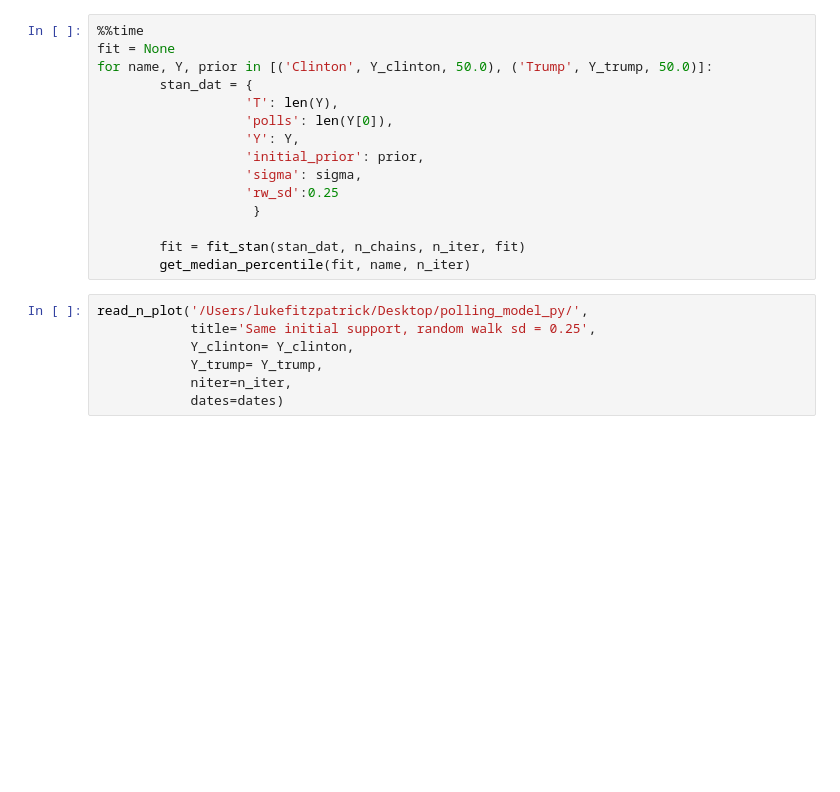
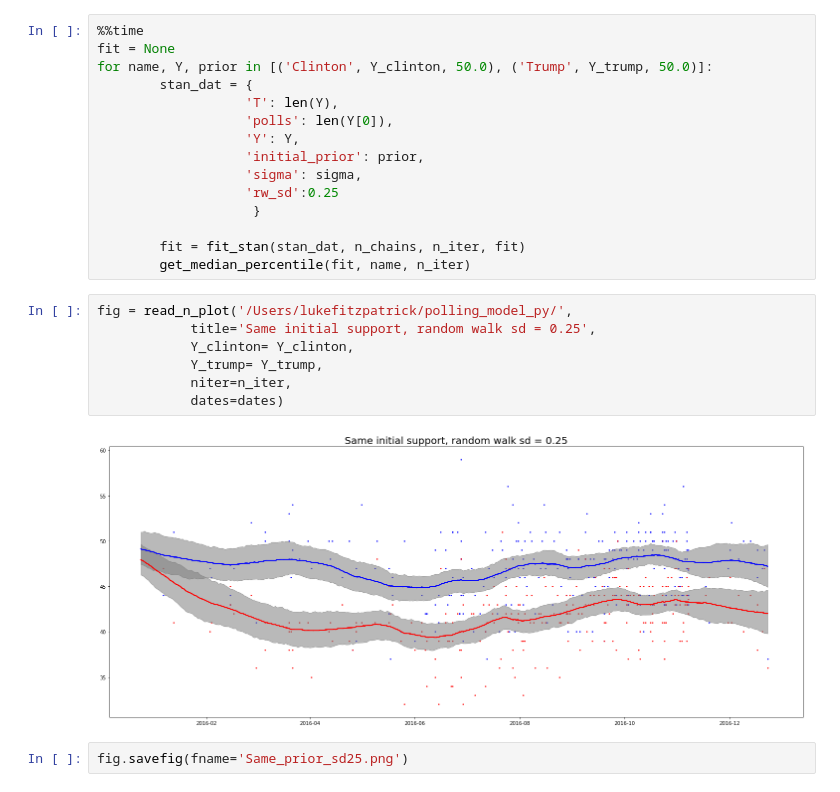
Before and after one commit to lukegfitzpatrick/polling_model_py, a Jupyter notebook: poll aggregator.ipynb, the cells around one changed output. Drawn from its saved outputs; the diff is of its cells as text; blank space fills up the shorter version.

Commit message:
added figure

```diff
--- a/poll aggregator.ipynb
+++ b/poll aggregator.ipynb
@@ -29,9 +29,13 @@ for name, Y, prior in [('Clinton', Y_clinton, 50.0), ('Trump', Y_trump, 50.0)]:
         fit = fit_stan(stan_dat, n_chains, n_iter, fit)
         get_median_percentile(fit, name, n_iter)
 # %%
-read_n_plot('/Users/lukefitzpatrick/Desktop/polling_model_py/',
+fig = read_n_plot('/Users/lukefitzpatrick/polling_model_py/',
             title='Same initial support, random walk sd = 0.25',
             Y_clinton= Y_clinton,
             Y_trump= Y_trump,
             niter=n_iter,
             dates=dates)
+# %% [output]
+[figure, added]
+# %%
+fig.savefig(fname='Same_prior_sd25.png')
```
Also changed, not shown: parts of 1 cell of this notebook, 9 other files.
